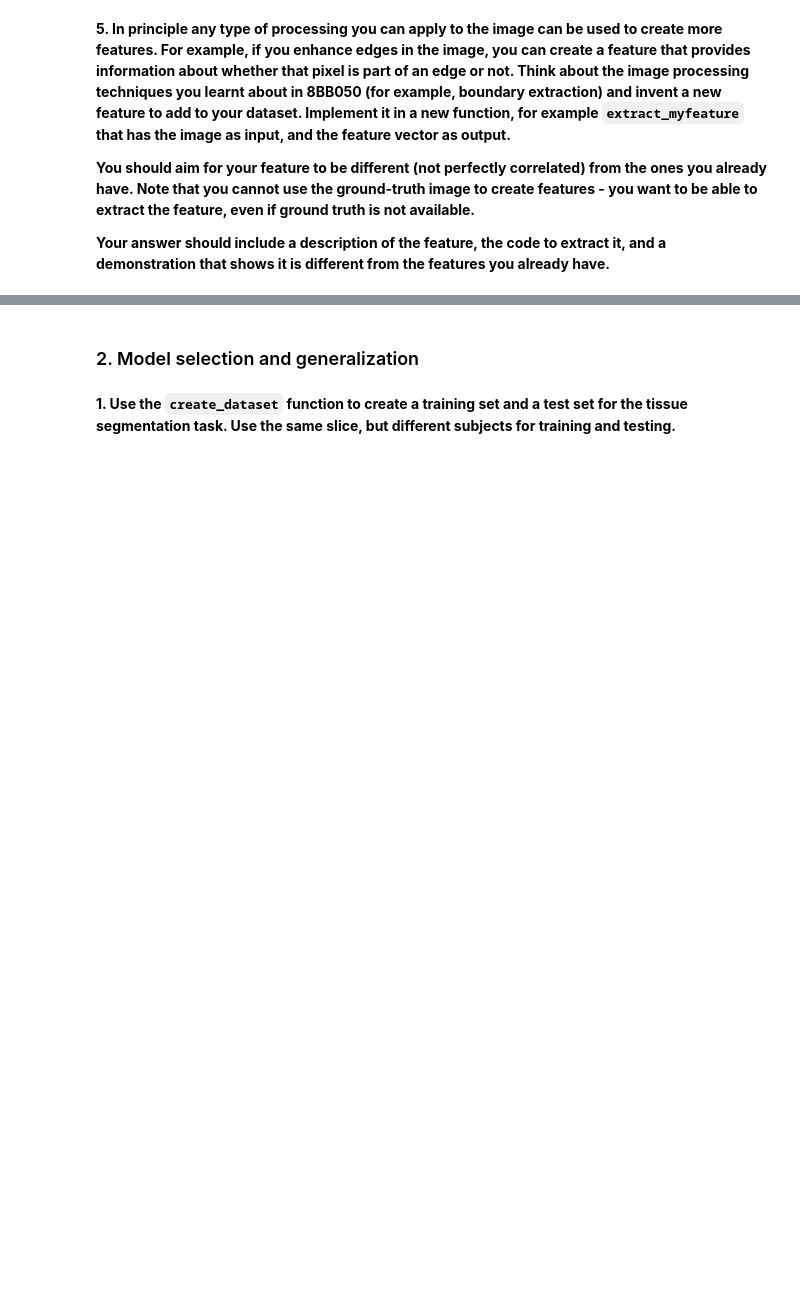
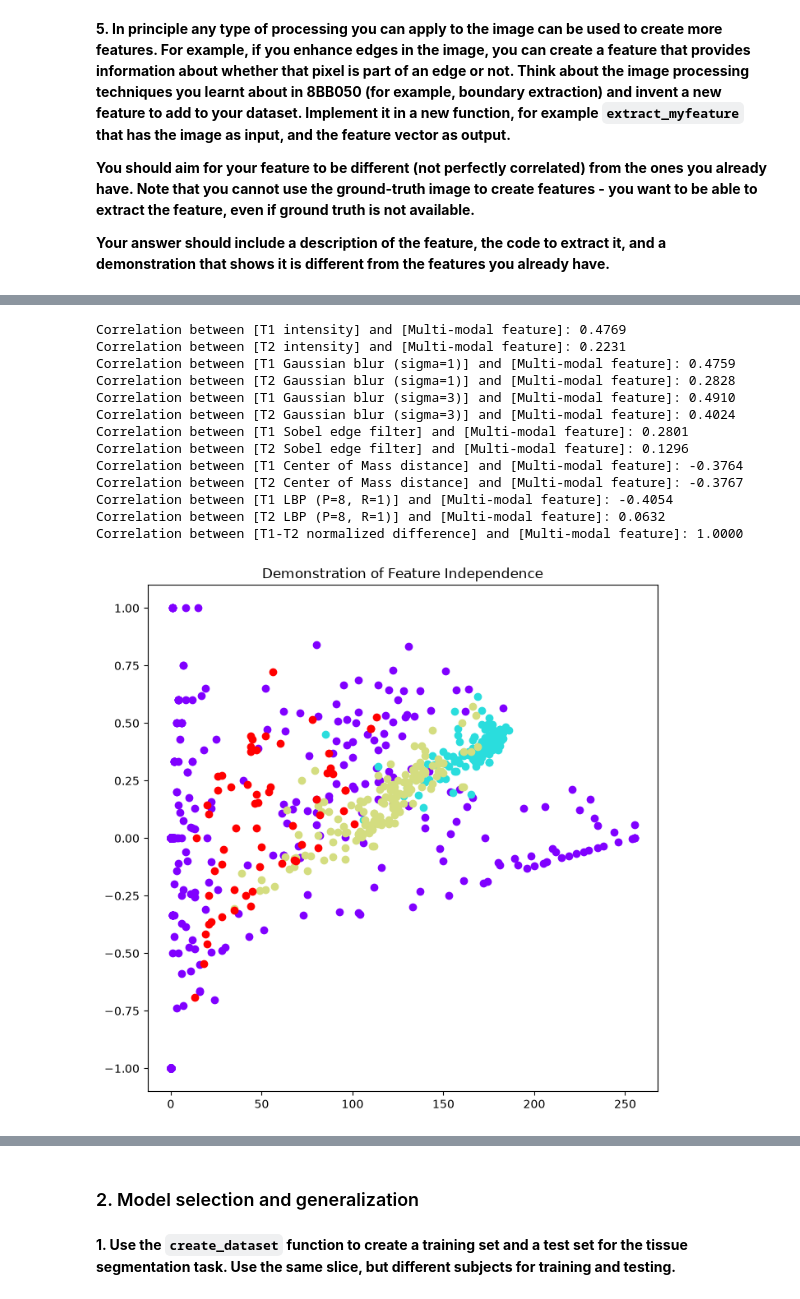
Before and after one commit to FrancescTUe/8BE030-MIA, a Jupyter notebook: reader/2.6_segmentation_project.ipynb, the cells around one changed output, grey strips where cells are left out. Saved outputs shown, nothing was run; the diff lists cells and outputs as text; code cells hidden in the pictures; blank space fills up the shorter version.

Commit message:
Add Multi-modal feature

```diff
--- a/reader/2.6_segmentation_project.ipynb
+++ b/reader/2.6_segmentation_project.ipynb
@@ -278,0 +333,63 @@ plt.show()
+# %%
+from segmentation_util import create_labels
+base_dir = '../data/dataset_brains/'
+t1_img = plt.imread(base_dir + '1_1_t1.tif')
+t2_img = plt.imread(base_dir + '1_1_t2.tif')
+mask_gt = plt.imread(base_dir + '1_1_gt.tif')
+
+mask_gt_remapped = create_labels(1, 1, 'tissue')
+
+
+def extract_t1t2_normalized_difference(t1_img, t2_img):
+    """
+    Computes the per-pixel normalized difference between T1 and T2 images.
+    Returns values in [-1, 1] that are invariant to global intensity scaling.
+
+    Input:
+        t1_img, t2_img - 2D arrays of identical shape (the registered T1 and T2 slices)
+    Output:
+        feature_vector - (N*M)x1 column vector, ready to concatenate to X
+    """
+    eps = 1e-6  # avoids divide-by-zero in fully-dark regions
+
+    t1 = t1_img.astype(np.float32)
+    t2 = t2_img.astype(np.float32)
+
+    norm_diff = (t1 - t2) / (t1 + t2 + eps)
+
+    return norm_diff.flatten().reshape(-1, 1)
+
+norm_diff = extract_t1t2_normalized_difference(t1_img, t2_img)
+
+X, Y, feature_labels = util.create_dataset(1, 1, 'tissue')
+X = np.concatenate((X, norm_diff), axis=1)
+feature_labels = feature_labels + ('Multi-modal feature',)
+
+corr_matrix = np.corrcoef(X, rowvar=False)
+for idx, label in enumerate(feature_labels[:-1]):
+    correlation_value = corr_matrix[idx, -1] # we compare all features to the final column
+    print(f"Correlation between [{label}] and [Multi-modal feature]: {correlation_value:.4f}")
+
+fig, ax = plt.subplots(figsize=(8, 8))
+
+util.scatter_data(X, Y.flatten(), feature0=0, feature1=X.shape[1]-1, ax=ax)
+
+ax.set_title('Demonstration of Feature Independence')
+# ax.set_xlabel('T1 Raw Intensity')
+# ax.set_ylabel('T1 Center of Mass Euclidean distance')
+plt.show()
+# %% [output]
+Correlation between [T1 intensity] and [Multi-modal feature]: 0.4769
+Correlation between [T2 intensity] and [Multi-modal feature]: 0.2231
+Correlation between [T1 Gaussian blur (sigma=1)] and [Multi-modal feature]: 0.4759
+Correlation between [T2 Gaussian blur (sigma=1)] and [Multi-modal feature]: 0.2828
+Correlation between [T1 Gaussian blur (sigma=3)] and [Multi-modal feature]: 0.4910
+Correlation between [T2 Gaussian blur (sigma=3)] and [Multi-modal feature]: 0.4024
+Correlation between [T1 Sobel edge filter] and [Multi-modal feature]: 0.2801
+Correlation between [T2 Sobel edge filter] and [Multi-modal feature]: 0.1296
+Correlation between [T1 Center of Mass distance] and [Multi-modal feature]: -0.3764
+Correlation between [T2 Center of Mass distance] and [Multi-modal feature]: -0.3767
+Correlation between [T1 LBP (P=8, R=1)] and [Multi-modal feature]: -0.4054
+Correlation between [T2 LBP (P=8, R=1)] and [Multi-modal feature]: 0.0632
+Correlation between [T1-T2 normalized difference] and [Multi-modal feature]: 1.0000
+[figure, added]
```
Also changed, not shown: parts of 20 cells of this notebook, 1 other file.
